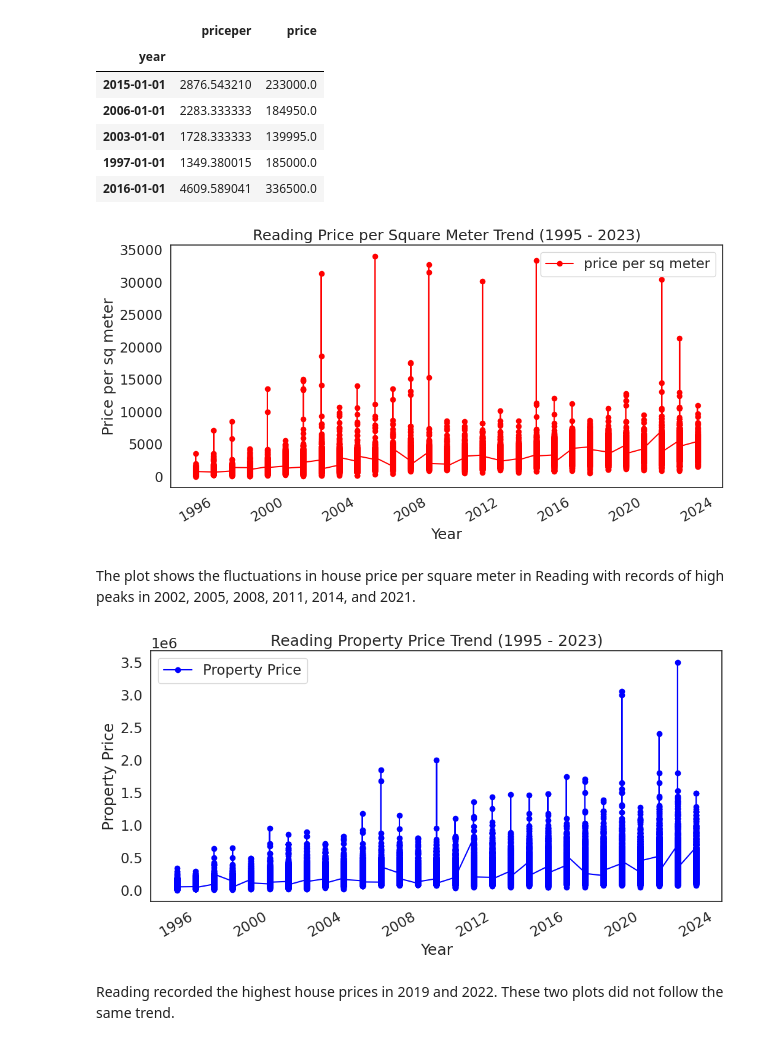
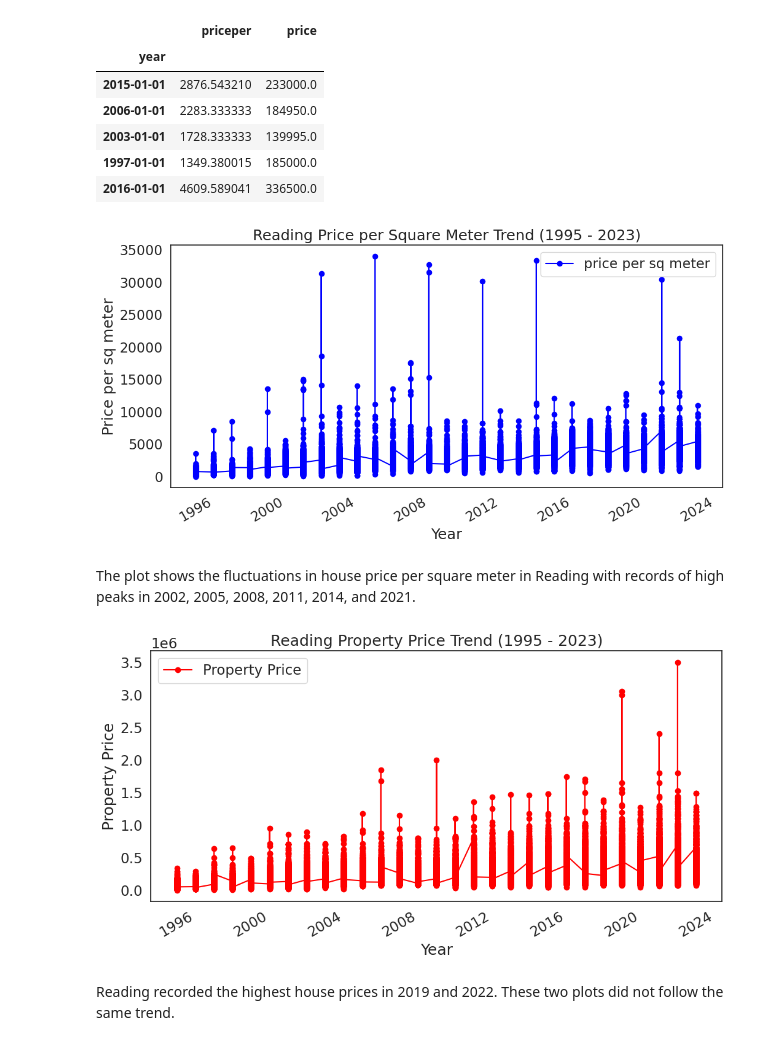
Before and after one commit to VincentBEDU/DSS, a Jupyter notebook: DSSS_CourseWork.ipynb, the cells around one changed output. Saved outputs shown, nothing was run; the diff lists cells and outputs as text; code cells hidden in the pictures.

Commit message:
updated time series visual

```diff
--- a/DSSS_CourseWork.ipynb
+++ b/DSSS_CourseWork.ipynb
@@ -378,7 +378,7 @@ if 'year' in time_df.columns:
 
 # Plot the trend of 'price' over the years
 plt.figure(figsize=(12, 6))
-time_df['priceper'].plot(label='price per sq meter', marker='o', color='red')
+time_df['priceper'].plot(label='price per sq meter', marker='o', color='blue')
 
 # Customize the plot
 plt.title('Reading Price per Square Meter Trend (1995 - 2023)')
@@ -389,29 +389,29 @@ plt.legend()
 # Show the plot
 plt.show()
 # %% [output]
-[figure, old version]
+[figure, new version]
 # %% [markdown]
 The plot shows the fluctuations in house price per square meter in Reading with records of high peaks in 2002, 2005, 2008, 2011, 2014, and 2021.
 # %%
 # Ensuring 'year' is set as the datetime index
 if 'year' in time_df.columns:
     time_df['year'] = pd.to_datetime(time_df['year'], format='%Y')
     time_df.set_index('year', inplace=True)
 
 # Plot the trend of 'price' over the years
 plt.figure(figsize=(12, 6))
-time_df['price'].plot(label='Property Price', marker='o', color='blue')
+time_df['price'].plot(label='Property Price', marker='o', color='red')
 
 # Customize the plot
 plt.title('Reading Property Price Trend (1995 - 2023)')
 plt.xlabel('Year')
 plt.ylabel('Property Price')
 plt.legend()
 
 # Show the plot
 plt.show()
 # %% [output]
-[figure, old version]
+[figure, new version]
 # %% [markdown]
 Reading recorded the highest house prices in 2019 and 2022. These two plots did not follow the same trend.
 # %% [markdown]
```
